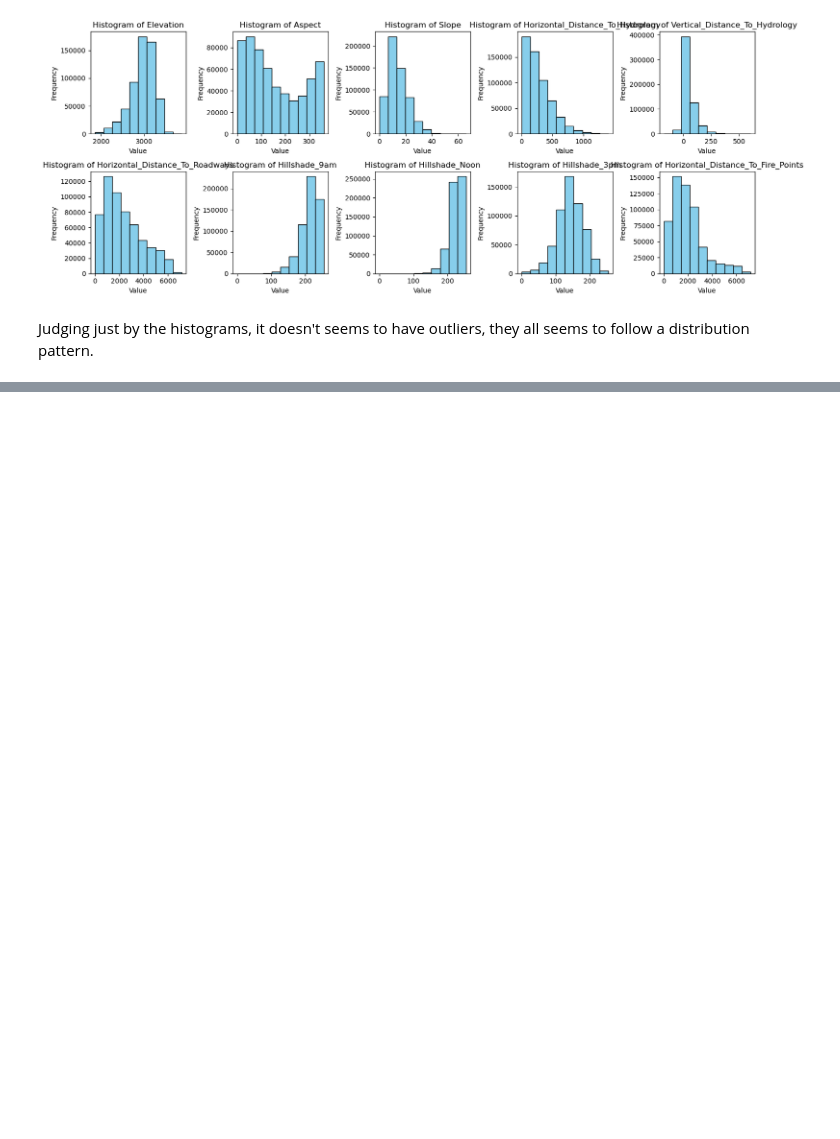
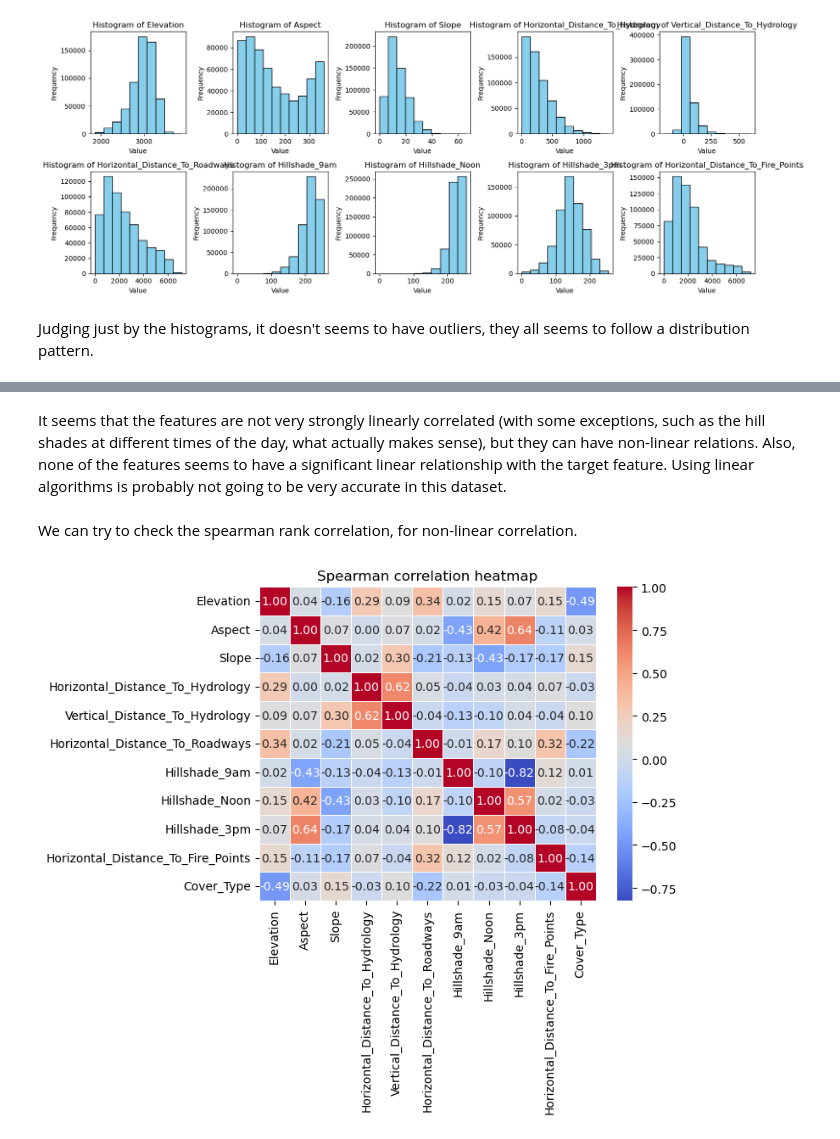
Before and after one commit to FrederickAlmeida/-IF1014-Data-Mining, a Jupyter notebook: Covertype database/data exploration.ipynb, the cells around one changed output, grey strips where cells are left out. Cells and saved outputs as stored; diff of their text form; code cells hidden in the pictures; blank space fills up the shorter version.

```diff
--- a/Covertype database/data exploration.ipynb
+++ b/Covertype database/data exploration.ipynb
@@ -350,0 +367,11 @@ plt.show()
+# %% [markdown]
+It seems that the features are not very strongly linearly correlated (with some exceptions, such as the hill shades at different times of the day, what actually makes sense), but they can have non-linear relations. Also, none of the features seems to have a significant linear relationship with the target feature. Using linear algorithms is probably not going to be very accurate in this dataset.
+# %% [markdown]
+We can try to check the spearman rank correlation, for non-linear correlation.
+# %%
+spearman_corr = df[numeric_t_cols].corr(method='spearman')
+sns.heatmap(spearman_corr, annot=True, cmap='coolwarm', fmt='.2f', linewidths=0.5)
+plt.title("Spearman correlation heatmap")
+plt.show()
+# %% [output]
+[figure, added]
```
Also changed, not shown: parts of 17 cells of this notebook.
